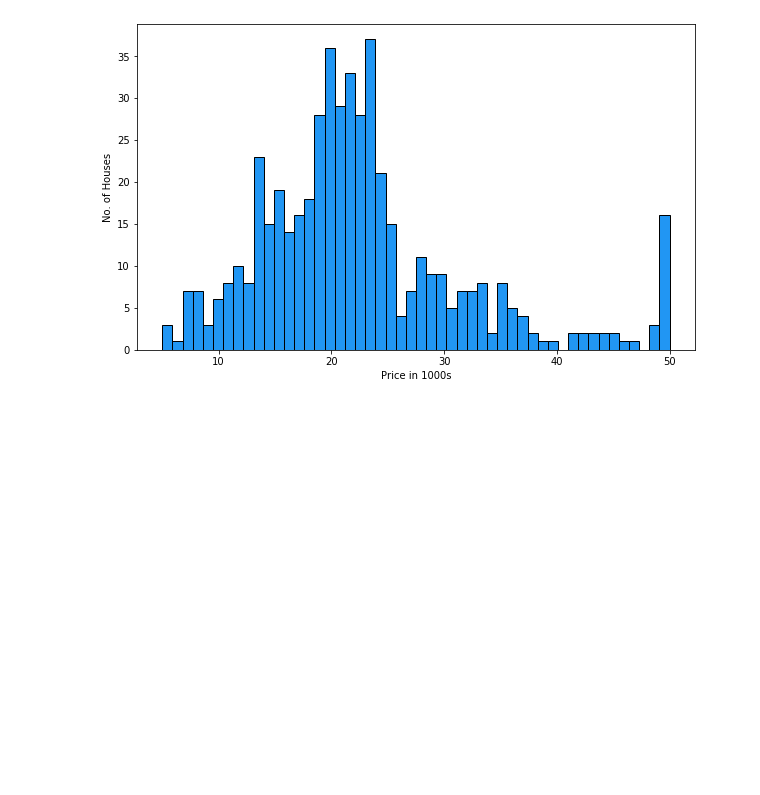
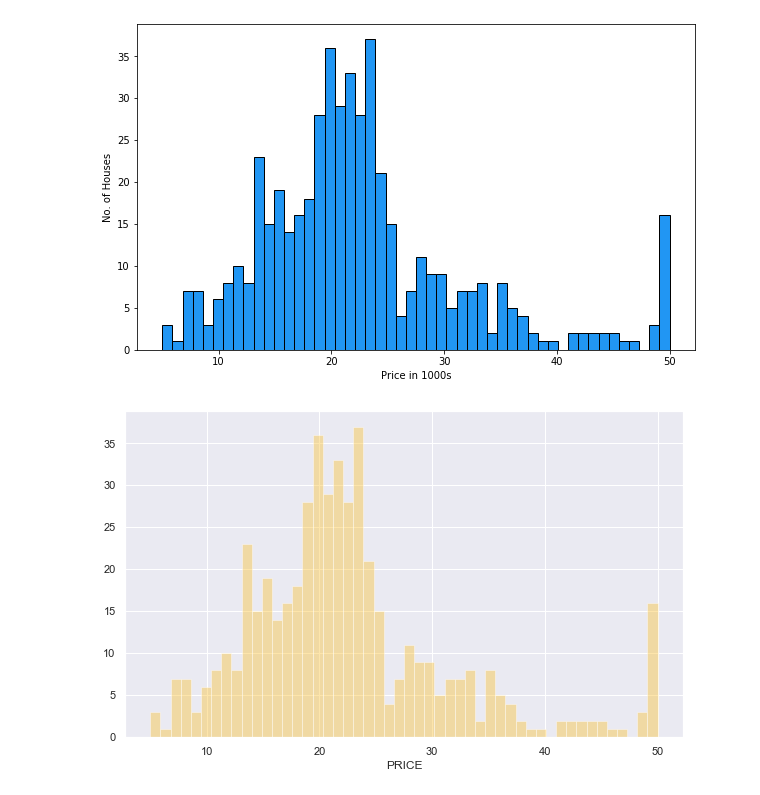
Before and after one commit to rasoulghaznavi/Excersise, a Jupyter notebook: 04 Multivariate Regression.ipynb, the cells around one changed output. Saved outputs shown, nothing was run; the diff lists cells and outputs as text; code cells hidden in the pictures; blank space fills up the shorter version.

```diff
--- a/04 Multivariate Regression.ipynb
+++ b/04 Multivariate Regression.ipynb
@@ -201,3 +201,12 @@ plt.hist(data['PRICE'], bins=50, ec='black', color='#2196f3')
 plt.show()
 # %% [output]
 [figure]
+# %%
+import seaborn as sns
+sns.set()
+# %%
+plt.figure(figsize=(10,6))
+sns.distplot(data['PRICE'], bins=50, kde=False, color='#fbc02d')
+plt.show()
+# %% [output]
+[figure, added]
```
Also changed, not shown: parts of 17 cells of this notebook.
